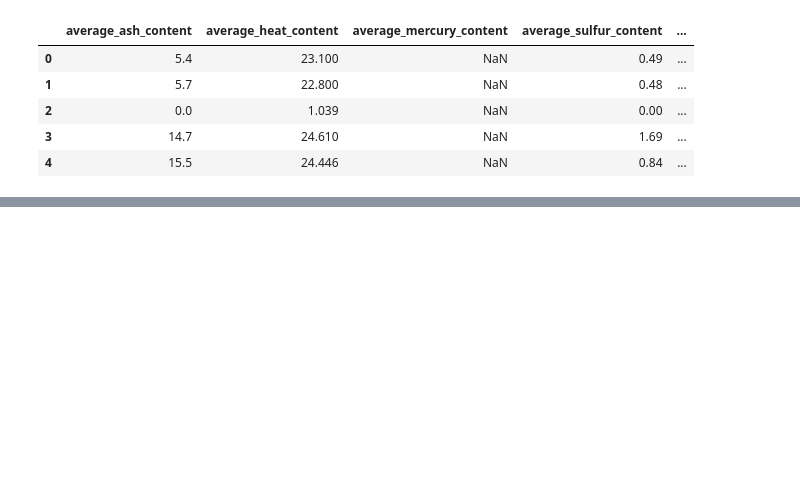
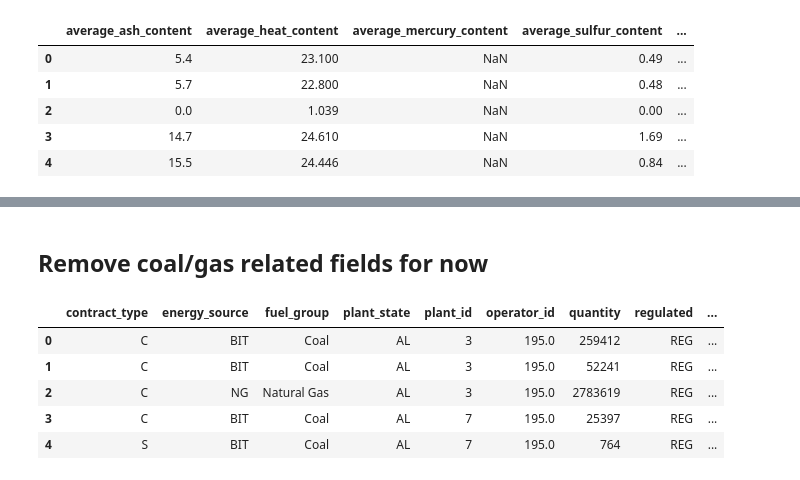
Before and after one commit to ortsed/eia-fuel-costs, a Jupyter notebook: 2-Preliminary-Analysis.ipynb, the cells around one changed output, grey strips where cells are left out. Saved outputs shown, nothing was run; the diff lists cells and outputs as text; code cells hidden in the pictures; blank space fills up the shorter version.

```diff
--- a/2-Preliminary-Analysis.ipynb
+++ b/2-Preliminary-Analysis.ipynb
@@ -85,2 +77,4 @@ from patsy import dmatrices
+# %% [markdown]
+## Remove coal/gas related fields for now
 # %%
 fields = ["contract_type", "energy_source", "fuel_group", "plant_state", "plant_id", "operator_id", "quantity", "regulated", "reporting_frequency", "supplier", "year", "month"]
@@ -94,0 +81,9 @@ cols = X.design_info.column_names
+# %%
+df[fields].head()
+# %% [output]
+|  | contract_type | energy_source | fuel_group | plant_state | plant_id | operator_id | quantity | regulated | ... |
+| 0 | C | BIT | Coal | AL | 3 | 195.0 | 259412 | REG | ... |
+| 1 | C | BIT | Coal | AL | 3 | 195.0 | 52241 | REG | ... |
+| 2 | C | NG | Natural Gas | AL | 3 | 195.0 | 2783619 | REG | ... |
+| 3 | C | BIT | Coal | AL | 7 | 195.0 | 25397 | REG | ... |
+| 4 | S | BIT | Coal | AL | 7 | 195.0 | 764 | REG | ... |
```
Also changed, not shown: parts of 48 cells of this notebook, 8 other files.
